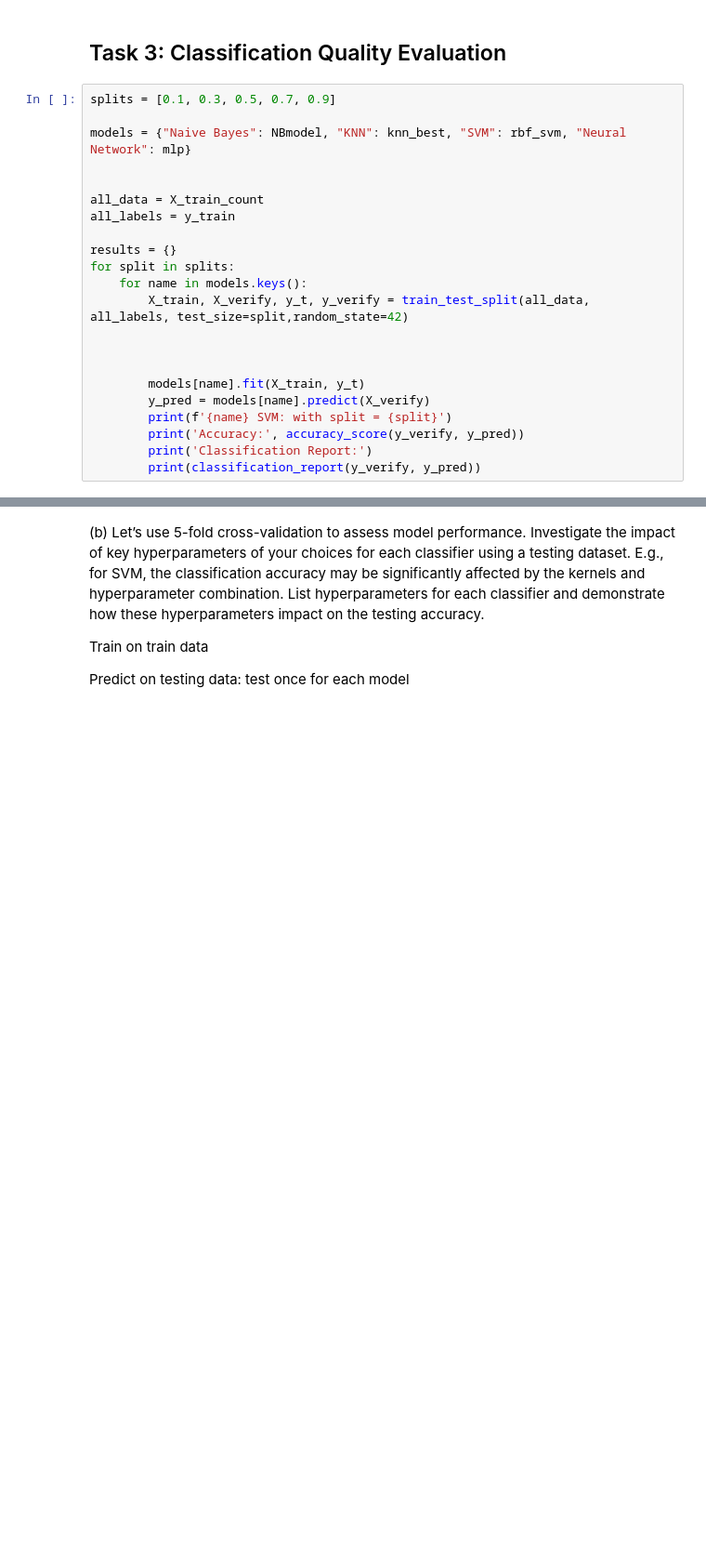
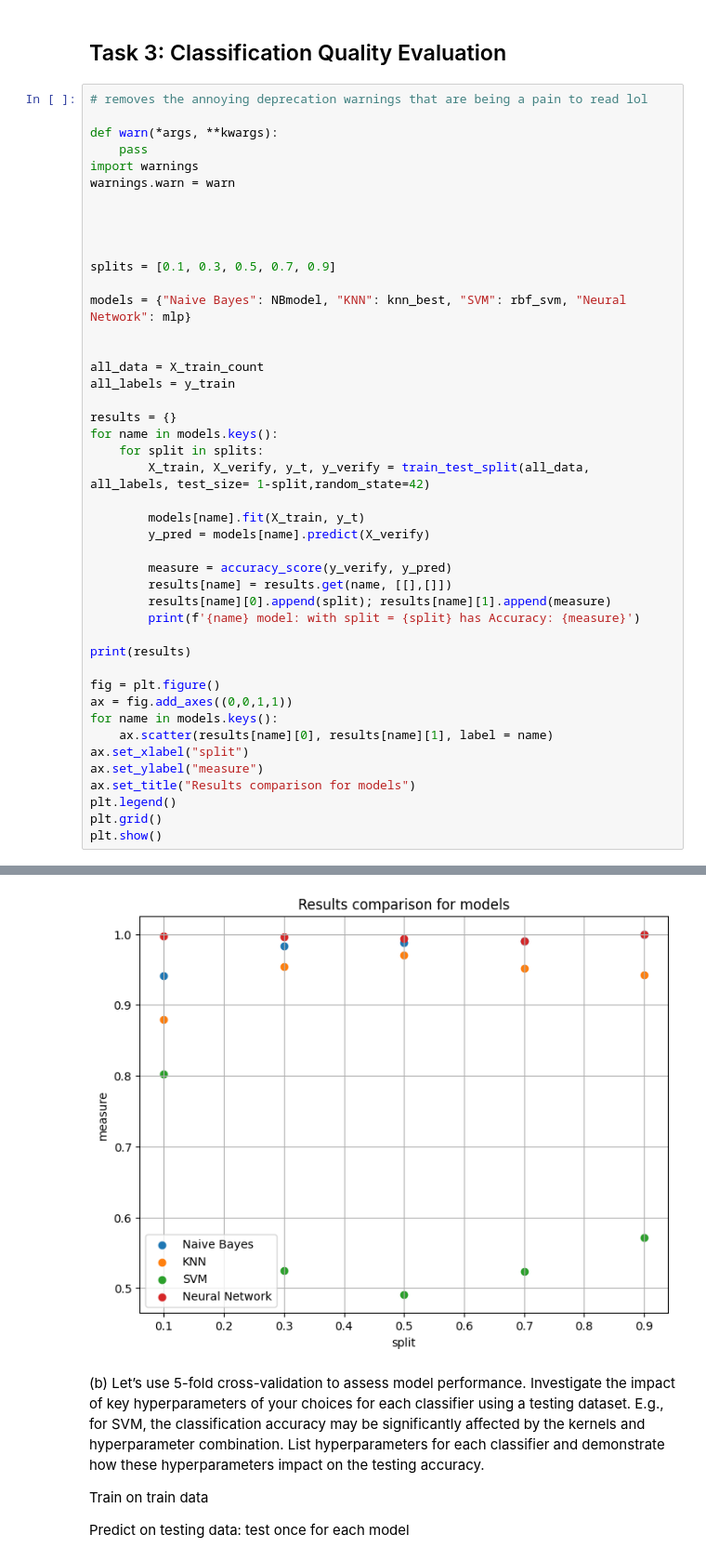
Before and after one commit to jeffcct/Tutorial-5, a Jupyter notebook: Assignment/draft.ipynb, the cells around one changed output, grey strips where cells are left out. Shown at 93% size. Drawn from its saved outputs; the diff is of its cells as text; blank space fills up the shorter version.

Commit message:
Created the graph for task 3

```diff
--- a/Assignment/draft.ipynb
+++ b/Assignment/draft.ipynb
@@ -665,6 +665,16 @@ plt.show()
 # %% [markdown]
 ## Task 3: Classification Quality Evaluation
 # %%
+# removes the annoying deprecation warnings that are being a pain to read lol
+
+def warn(*args, **kwargs):
+    pass
+import warnings
+warnings.warn = warn
+
+
+
+
 splits = [0.1, 0.3, 0.5, 0.7, 0.9]
 
 models = {"Naive Bayes": NBmodel, "KNN": knn_best, "SVM": rbf_svm, "Neural Network": mlp}
@@ -674,16 +684,28 @@ all_data = X_train_count
 all_labels = y_train
 
 results = {}
-for split in splits:
-    for name in models.keys():
-        X_train, X_verify, y_t, y_verify = train_test_split(all_data, all_labels, test_size=split,random_state=42)
-
-
+for name in models.keys():
+    for split in splits:
+        X_train, X_verify, y_t, y_verify = train_test_split(all_data, all_labels, test_size= 1-split,random_state=42)
 
         models[name].fit(X_train, y_t)
         y_pred = models[name].predict(X_verify)
-        print(f'{name} SVM: with split = {split}')
-        print('Accuracy:', accuracy_score(y_verify, y_pred))
-        print('Classification Report:')
-        print(classification_report(y_verify, y_pred))
+
+        measure = accuracy_score(y_verify, y_pred)
+        results[name] = results.get(name, [[],[]])
+        results[name][0].append(split); results[name][1].append(measure)
+        print(f'{name} model: with split = {split} has Accuracy: {measure}')
+
+print(results)
+
+fig = plt.figure()
+ax = fig.add_axes((0,0,1,1))
+for name in models.keys():
+    ax.scatter(results[name][0], results[name][1], label = name)
+ax.set_xlabel("split")
+ax.set_ylabel("measure")
+ax.set_title("Results comparison for models")
+plt.legend()
+plt.grid()
+plt.show()
 # %% [output]
@@ -741,3 +729,4 @@ Classification Report:
+[figure, added]
 # %% [markdown]
 (b) Let’s use 5-fold cross-validation to assess model performance. Investigate the impact of key
 hyperparameters of your choices for each classifier using a testing dataset. E.g., for SVM, the
```
Also changed, not shown: parts of 1 cell of this notebook.
